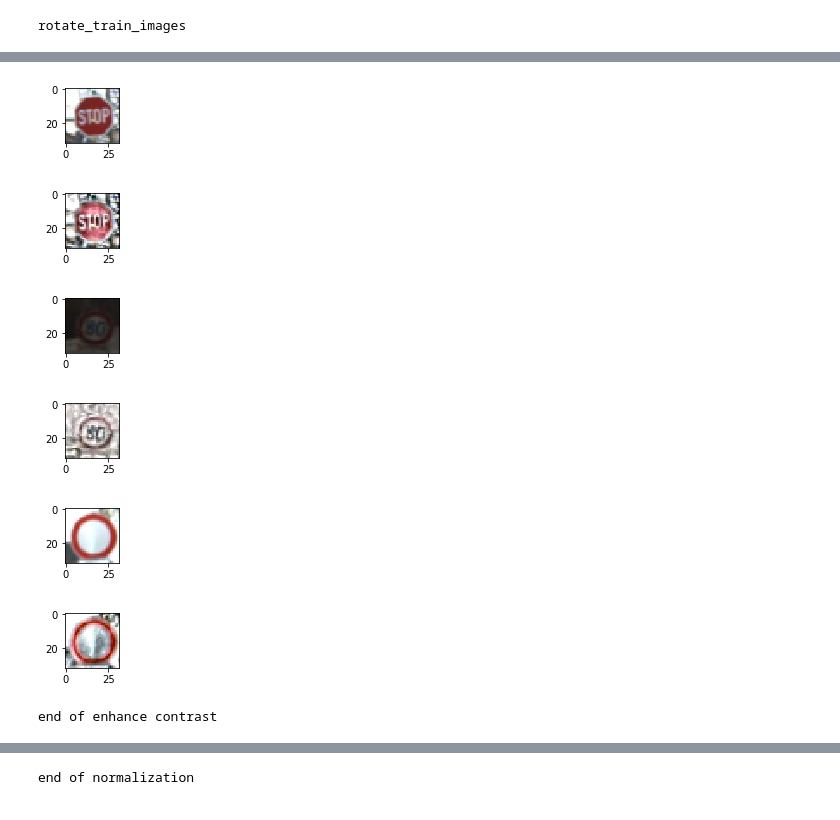
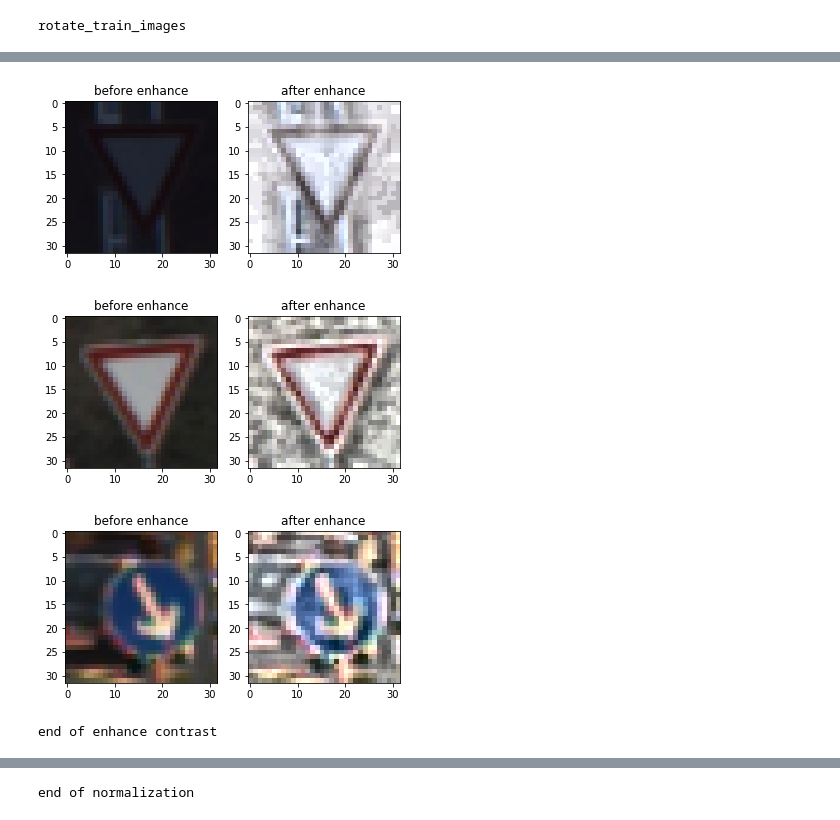
Before and after one commit to chengzg/Traffic_Sign_Classifier, a Jupyter notebook: Traffic_Sign_Classifier.ipynb, the cells around one changed output, grey strips where cells are left out. Cells and saved outputs as stored; diff of their text form; code cells hidden in the pictures.

```diff
--- a/Traffic_Sign_Classifier.ipynb
+++ b/Traffic_Sign_Classifier.ipynb
@@ -185,5 +184,12 @@ from sklearn.utils import shuffle
 print("import")
 # %% [output]
 import
+# %%
+import math
+def is_over_average(class_count, index, average):
+    if(class_count[index] > average):
+        return True
+    else:
+        return False
 # %%
 def add_noise_train_images(input_train_images, output_train_images):
@@ -385,0 +443,15 @@ end of augment images
+# %%
+### Data exploration visualization code goes here.
+### Feel free to use as many code cells as needed.
+import matplotlib.pyplot as plt
+from matplotlib import gridspec
+# Visualizations will be shown in the notebook.
+%matplotlib inline
+
+data, bins = np.histogram(y_train, bins=n_classes)
+width = 0.8
+center = (bins[:-1]+bins[1:])/2
+fig, ax = plt.subplots()
+ax.bar(center, data, align="center", width=width)
+labels = np.arange(n_classes)
+plt.show()
@@ -391,44 +465,42 @@ def enhance_contrast(X_train, X_valid, X_test):
         for x_index in range(len(input_images)):
             image = input_images[x_index]
             image = image.squeeze()
 
             lab = cv2.cvtColor(image, cv2.COLOR_BGR2LAB)
             l, a, b = cv2.split(lab)
             clahe = cv2.createCLAHE(clipLimit=3.0, tileGridSize=(8,8))
             cl = clahe.apply(l)
             limg = cv2.merge((cl, a, b))
             image1 = cv2.cvtColor(limg, cv2.COLOR_LAB2BGR)
 
             input_images[x_index] = image1
 
     return new_images[0], new_images[1], new_images[2]
 
 example_image_size = 3
 random_indexes = random.sample(range(0, len(X_valid)), example_image_size);
 old_images = {}
 for i in random_indexes:
     image = X_valid[i]
     old_images[i] = copy.deepcopy(image)
 
 enhance_contrast(X_train, X_valid, X_test)
 
 for i in random_indexes:
+    fig, axs = plt.subplots(1,2)
+    axs[0].imshow(old_images[i])
+    axs[0].set_title("before enhance")
+
     image1 = X_valid[i]
-    plt.figure(figsize=(1,1))
-    plt.imshow(old_images[i])
-    plt.show()
-    plt.figure(figsize=(1,1))
-    plt.imshow(image1)
+    axs[1].set_title("after enhance")
+    axs[1].imshow(image1)
     plt.show()
 
 print("end of enhance contrast")
 # %% [output]
-[figure, old version]
+[figure, new version]
-[figure, old version]
+[figure, new version]
-[figure, old version]
+[figure, new version]
-[figure, removed]
-[figure, removed]
-[figure, removed]
 end of enhance contrast
 # %%
 import cv2
```
Also changed, not shown: parts of 14 cells of this notebook.
